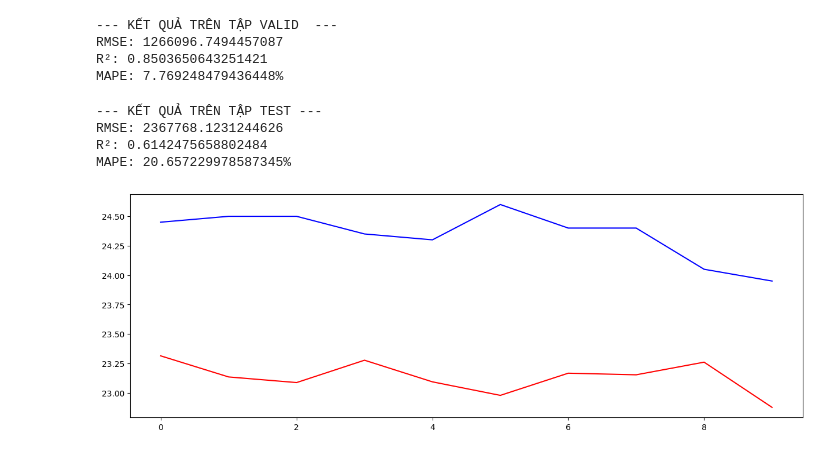
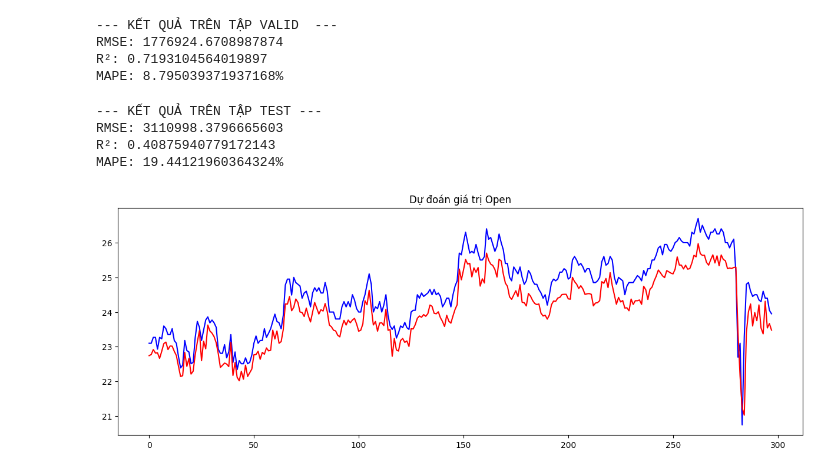
Before and after one commit to HaiAu2501/EL4TF, a Jupyter notebook: models/LSTM/lstm.ipynb, the cells around one changed output. Cells and saved outputs as stored; diff of their text form; code cells hidden in the pictures.

Commit message:
implement decision tree, change parameter in LSTM models

```diff
--- a/models/LSTM/lstm.ipynb
+++ b/models/LSTM/lstm.ipynb
@@ -85,21 +96,26 @@ Epoch  50/50: Train Loss = 0.081564, Valid Loss = 1.958372, Best Val Loss = 1.30
 
 Hoàn thành huấn luyện.
 # %%
-from sklearn.metrics import mean_absolute_percentage_error, mean_squared_error
-import numpy as np
 model.load_state_dict(torch.load('best_LSTM_model.pth', map_location='cpu'))
 model.eval()
 
+preds = []
+valids = []
 with torch.no_grad():
     for xv, yv in valid_loader:
-        y_pred_val = model(xv)
-        y_pred_val = scaler.inverse_transform(y_pred_val)
-        y_true_val = scaler.inverse_transform(yv)
+        xv = xv.permute(0, 2, 1)
+        y_pred = model(xv)
+        y_pred_unscaled = scaler.inverse_transform(y_pred)
+        y_valid_unscaled = scaler.inverse_transform(yv)
+        preds.append(y_pred_unscaled)
+        valids.append(y_valid_unscaled)
+y_pred = np.concatenate(preds, axis=0)
+y_valid = np.concatenate(valids, axis=0)
 
-mse_val = mean_squared_error(y_true_val.flatten(), y_pred_val.flatten())
+mse_val = mean_squared_error(y_valid, y_pred)
 rmse_val = np.sqrt(mse_val)
-r2_val = r2_score(y_true_val.flatten(), y_pred_val.flatten())
-mape_val = mean_absolute_percentage_error(y_true_val.flatten(), y_pred_val.flatten()) * 100
+r2_val = r2_score(y_valid, y_pred)
+mape_val = mean_absolute_percentage_error(y_valid, y_pred) * 100
 
 print("\n--- KẾT QUẢ TRÊN TẬP VALID  ---")
 print(f"RMSE: {rmse_val}")
@@ -107,12 +123,10 @@ print(f"R²: {r2_val}")
 print(f"MAPE: {mape_val}%")
 # %% [output]
 --- KẾT QUẢ TRÊN TẬP VALID  ---
-RMSE: 1266096.7494457087
-R²: 0.8503650643251421
-MAPE: 7.769248479436448%
+RMSE: 1776924.6708987874
+R²: 0.7193104564019897
+MAPE: 8.795039371937168%
 # %%
-from sklearn.metrics import mean_squared_error, r2_score, mean_absolute_percentage_error
-
 model.load_state_dict(torch.load('best_LSTM_model.pth', map_location='cpu'))
 model.eval()
 
@@ -120,18 +134,19 @@ preds = []
 trues = []
 with torch.no_grad():
     for xt, yt in test_loader:
+        xt = xt.permute(0, 2, 1)
         y_pred = model(xt)
-        y_pred = scaler.inverse_transform(y_pred)
-        y_true = scaler.inverse_transform(yt)
-        preds.append(y_pred)
-        trues.append(y_true)
+        y_pred_unscaled = scaler.inverse_transform(y_pred)
+        y_true_unscaled = scaler.inverse_transform(yt)
+        preds.append(y_pred_unscaled)
+        trues.append(y_true_unscaled)
+y_pred = np.concatenate(preds, axis=0)
+y_true = np.concatenate(trues, axis=0)
 
-
-
-mse_test = mean_squared_error(y_true.flatten(), y_pred.flatten())
+mse_test = mean_squared_error(y_true, y_pred)
 rmse_test = np.sqrt(mse_test)
-r2_test = r2_score(y_true.flatten(), y_pred.flatten())
-mape_test = mean_absolute_percentage_error(y_true.flatten(), y_pred.flatten()) * 100
+r2_test = r2_score(y_true, y_pred)
+mape_test = mean_absolute_percentage_error(y_true, y_pred) * 100
 
 print("--- KẾT QUẢ TRÊN TẬP TEST ---")
 print(f"RMSE: {rmse_test}")
@@ -139,17 +154,17 @@ print(f"R²: {r2_test}")
 print(f"MAPE: {mape_test}%")
 # %% [output]
 --- KẾT QUẢ TRÊN TẬP TEST ---
-RMSE: 2367768.1231244626
-R²: 0.6142475658802484
-MAPE: 20.657229978587345%
+RMSE: 3110998.3796665603
+R²: 0.40875940779172143
+MAPE: 19.44121960364324%
 # %%
 import matplotlib.pyplot as plt
 
 
 plt.figure(figsize=(15, 5))
 plt.plot(y_true[:, 0], label='Giá thực tế', color='blue')
 plt.plot(y_pred[:, 0], label='Giá dự đoán', color='red')
-
+plt.title('Dự đoán giá trị Open')
 plt.show()
 # %% [output]
-[figure, old version]
+[figure, new version]
```
Also changed, not shown: parts of 9 cells of this notebook, 2 other files.
